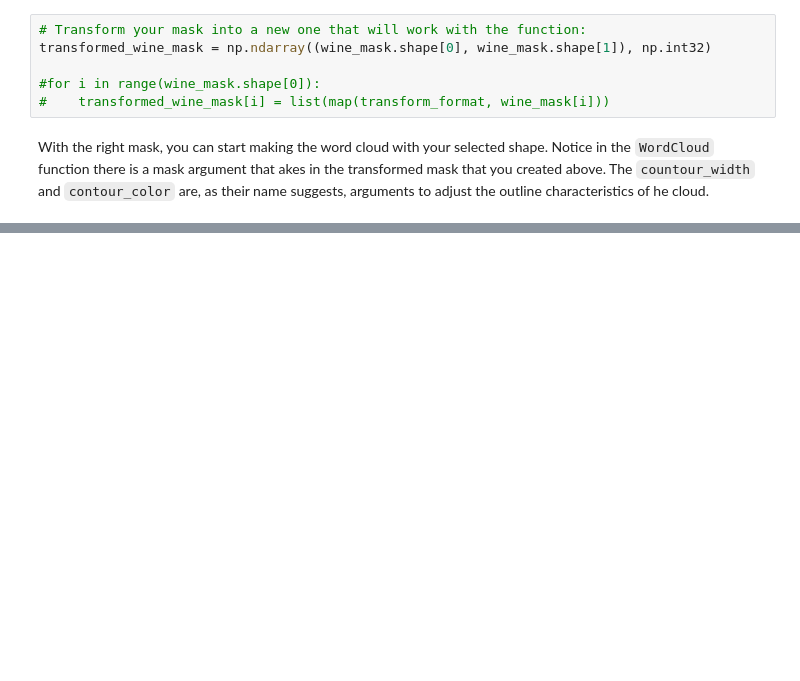
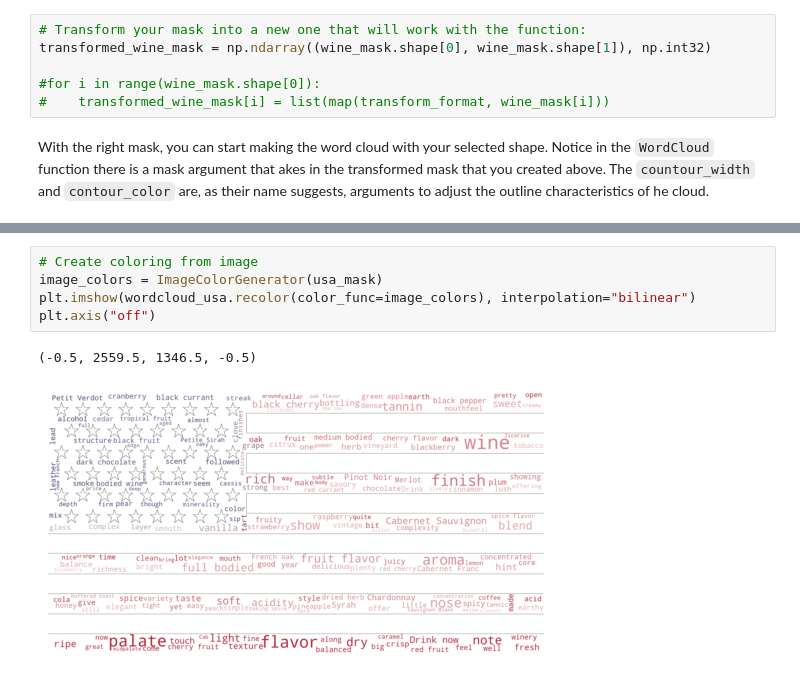
Before and after one commit to system-rowb/Data-Portfolio, a Jupyter notebook: Visualization/Wordcloud/Generating_wordclouds_in_python.ipynb, the cells around one changed output, grey strips where cells are left out. Cells and saved outputs as stored; diff of their text form; blank space fills up the shorter version.

```diff
--- a/Visualization/Wordcloud/Generating_wordclouds_in_python.ipynb
+++ b/Visualization/Wordcloud/Generating_wordclouds_in_python.ipynb
@@ -243,0 +289,8 @@ plt.imshow(wc, interpolation='bilinear')
+# %%
+# Create coloring from image
+image_colors = ImageColorGenerator(usa_mask)
+plt.imshow(wordcloud_usa.recolor(color_func=image_colors), interpolation="bilinear")
+plt.axis("off")
+# %% [output]
+(-0.5, 2559.5, 1346.5, -0.5)
+[figure, added]
```
Also changed, not shown: parts of 14 cells of this notebook, 2 other files.
